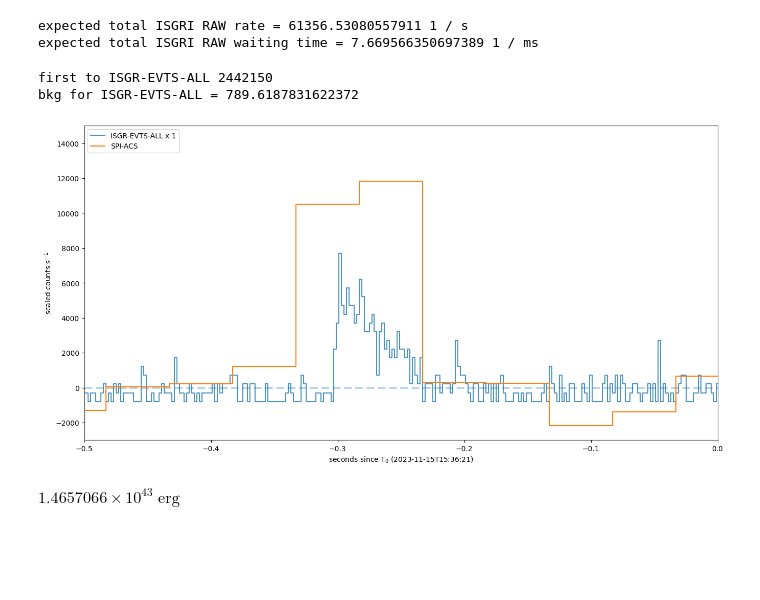
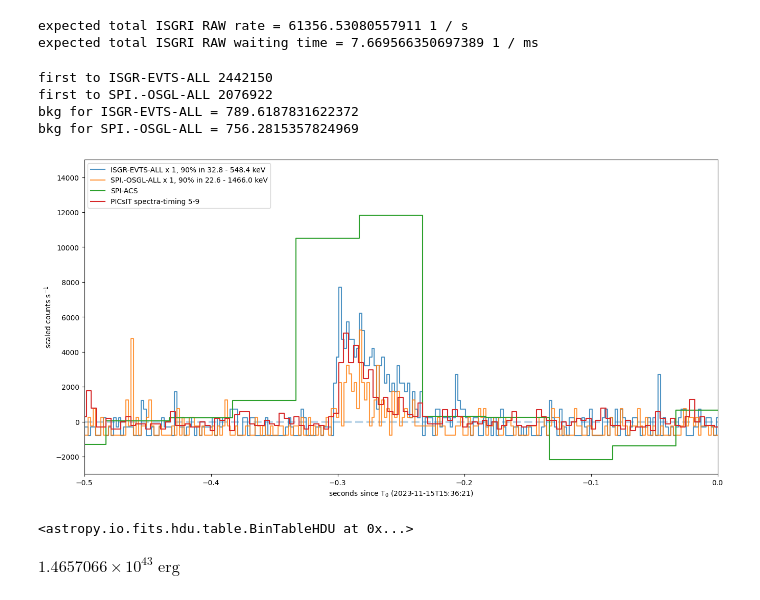
Before and after one commit to volodymyrss/grb231115a-integral, a Jupyter notebook: prompt.ipynb, the cells around one changed output. Drawn from its saved outputs; the diff is of its cells as text; code cells hidden in the pictures; blank space fills up the shorter version.

```diff
--- a/prompt.ipynb
+++ b/prompt.ipynb
@@ -414,6 +448,7 @@ cs_by_et = defaultdict(list)
 
 compton_event_file = {}
 isgri_event_file = {}
+spi_event_file = {}
 
 events_by_ext = {}
 
@@ -431,10 +466,12 @@ def plot_all(ax):
         # isgri_event_file[scwid]  = sshopen(f"/isdc/arc/rev_3/scw/{scwid[:4]}/{scwid}.001/isgri_events.fits.gz")
         compton_event_file[scwid]  = sshopen(f"/isdc/pvphase/nrt/ops/scw/{scwid[:4]}/{scwid}.000/compton_events.fits.gz")
         isgri_event_file[scwid]  = sshopen(f"/isdc/pvphase/nrt/ops/scw/{scwid[:4]}/{scwid}.000/isgri_events.fits.gz")
+        spi_event_file[scwid]  = sshopen(f"/isdc/pvphase/nrt/ops/scw/{scwid[:4]}/{scwid}.000/spi_oper.fits.gz")
 
 
         for C, color, ext in [
                         (isgri_event_file, 'y', "ISGR-EVTS-ALL"),
+                        (spi_event_file, 'b', "SPI.-OSGL-ALL")
                         # (compton_event_file, 'g', "COMP-MULE-ALL"),
                         # (compton_event_file, 'r', 'COMP-SGLE-ALL')
                     ]:
@@ -513,7 +550,12 @@ def plot_all(ax):
 
         Ec = Ei + Ep
 
+        if 'SPI' in ext:
+            Ec = data['ENERGY']
+
         tbin = 0.002
+
+        e_p5, e_p95 = np.nanpercentile(Ec, [5, 95])
 
         h = np.histogram(ijd2plot(T), bins=np.linspace(-10, 800, int(810/tbin)))
         dt = (h[1][1:] - h[1][:-1])
@@ -522,6 +564,7 @@ def plot_all(ax):
 
 
         scale = {"ISGR-EVTS-ALL": 1,
+                 "SPI.-OSGL-ALL": 1,
                 "COMP-MULE-ALL": 400,
                 'COMP-SGLE-ALL': 20 }[ext]
 
@@ -532,7 +575,7 @@ def plot_all(ax):
         N = np.sum(((rate - b)*dt)[(rate - b>0) & (tc > 100) & (tc <700)])
 
         # ax.step(tc, (rate - b)*scale, alpha=0.8, label=f"{ext} x {scale:d}. {N:.0f} events")
-        ax.step(tc, (rate - b)*scale, alpha=0.8, label=f"{ext} x {scale:d}")
+        ax.step(tc, (rate - b)*scale, alpha=0.8, label=f"{ext} x {scale:d}, 90% in {e_p5:.1f} - {e_p95:.1f} keV")
 
     ijd2plot = lambda t:(t- T0_ijd)*24*3600
 
@@ -540,6 +583,15 @@ def plot_all(ax):
 
     b = np.mean(acslc.c[(acslc.t- T0_ijd)*24*3600 < 200])
     ax.step(ijd2plot(acslc.t), (acslc.c - b)*20, label="SPI-ACS", where='mid')
+
+    # b = np.mean(spti_sum[(spti_t - T0_ijd)*24*3600 < 200])
+    # ax.step(ijd2plot(spti_t), (spti_sum - b)*100, label="PICsIT spectra-timing total", where='mid')
+
+    # b = np.mean(spti_7_9[(spti_t - T0_ijd)*24*3600 < 200])
+    # ax.step(ijd2plot(spti_t), (spti_7_9 - b)*100, label="PICsIT spectra-timing 1-4", where='mid')
+
+    b = np.mean(spti_5_9[(spti_t - T0_ijd)*24*3600 < 200])
+    ax.step(ijd2plot(spti_t), (spti_5_9 - b)*100, label="PICsIT spectra-timing 5-9", where='mid')
 
     # for r_t1, r_t2 in time_ranges_of_interest:
     #     ax.axvspan(r_t1, r_t2, color='k', alpha=0.1)
@@ -626,34 +678,40 @@ plt.xlim([-0.5, 0])
 #     # picsit_lc_1s.flux / 0.8e-9,
 #     label=rf"SPI rate x {F}",
 #     c=c
 # )
 
 # ax.set_xlim(bax.get_xlim())
 # ax.set_xlabel(None)
 
 plt.savefig("figs/prompt.pdf")
 
 
 # ax = plt.gca().inset_axes([-80, 6e5, 220, 1.7e6], transform=plt.gca().transData)
 # plot_spirates(ax)
 # ax.set_xlim(bax.get_xlim())
 # ax.set_xlim([200, 300])
 
 # plt.xlim([300, 310])
 # plt.ylim([-0.5e3, 3e3])
 
 
 # TODO: also show early one
 # TODO: search for smaller excesses allover
 # TODO: check if saturation is by ISGRI module, else why smooth transitions in compton rate
 # TODO: search for long-term in compton, good sensitivity
 # TODO: check detector plane near compton saturations, module?
 
 # TODO: spi-acs would have seen is as a short spike
 # %% [output]
 first to ISGR-EVTS-ALL 2442150
+first to SPI.-OSGL-ALL 2076922
 bkg for ISGR-EVTS-ALL = 789.6187831622372
+bkg for SPI.-OSGL-ALL = 756.2815357824969
-[figure, old version]
+[figure, new version]
+# %%
+list(spi_event_file.values())[0]['SPI.-OSGL-ALL']
+# %% [output]
+<astropy.io.fits.hdu.table.BinTableHDU at 0x...>
 # %%
 guess_fluence = 1e-8 * u.erg/u.cm**2
 distance = 3.5 * u.Mpc
```
Also changed, not shown: parts of 3 cells of this notebook, 1 other file.
